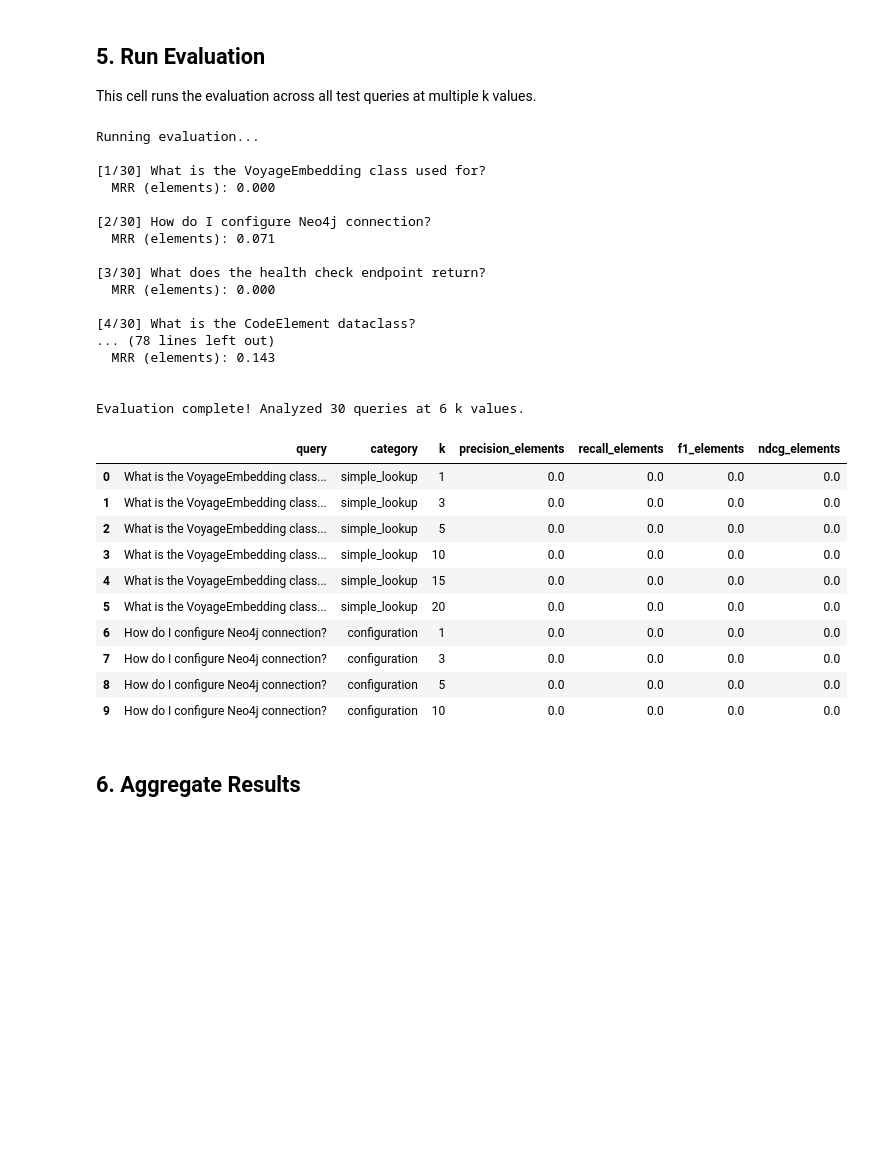
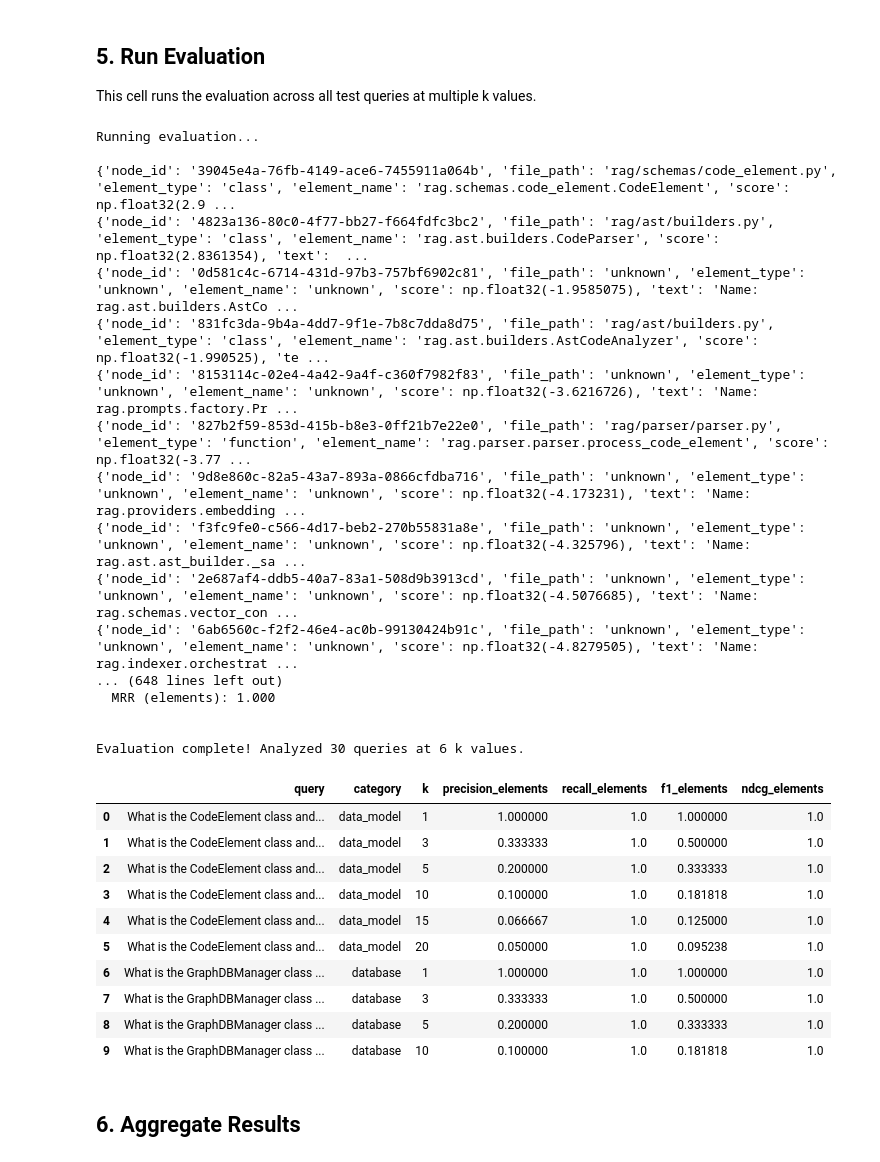
Before and after one commit to atoshumsamuelcahsai/lucusrag, a Jupyter notebook: evaluation/evaluation_notebook.ipynb, the cells around one changed output. Cells and saved outputs as stored; diff of their text form; code cells hidden in the pictures; blank space fills up the shorter version.

```diff
--- a/evaluation/evaluation_notebook.ipynb
+++ b/evaluation/evaluation_notebook.ipynb
@@ -92,16 +80,9 @@ print(f"  LLM_PROVIDER: {os.getenv('LLM_PROVIDER', 'NOT SET (will default to ant
 print(f"  LLM_MODEL: {os.getenv('LLM_MODEL', 'NOT SET (will use default)')}")
 print(f"  EMBEDDING_PROVIDER: {os.getenv('EMBEDDING_PROVIDER', 'NOT SET (will default to voyage)')}")
 print(f"  LLM_MAX_OUTPUT_TOKENS: {os.getenv('LLM_MAX_OUTPUT_TOKENS', 'NOT SET (will default to 768)')}")
+os.environ["RETRIEVER_TYPE"] = "hybrid_rrf_reranked"
+print(f"  RETRIEVER_TYPE: {os.getenv('RETRIEVER_TYPE', 'NOT SET (will default to vector)')}")
 print()
-
-# Initialize the indexer
-ast_cache_dir = os.getenv('AST_CACHE_DIR', '../ast_cache/results_tree-sitter')
-indexer = CodeGraphIndexer(ast_cache_dir=ast_cache_dir, top_k=20)
-
-# Build or refresh the index
-print("Initializing RAG system...")
-result = await indexer.build()
-print(f"Build completed: {result}")
 # %% [output]
 Environment Configuration:
   LLM_PROVIDER: openai
@@ -113,0 +108,19 @@ Build completed: [BUILD] 62 docs | 0.11s | schema v1
+# %%
+# Initialize the indexer - resolve AST cache directory relative to notebook location
+# The .env has AST_CACHE_DIR=ast_cache/results_tree-sitter (relative to project root)
+# Notebook is in evaluation/ so we need to resolve it relative to project root
+ast_cache_env = os.getenv('AST_CACHE_DIR', 'ast_cache/results_tree-sitter')
+if not os.path.isabs(ast_cache_env):
+    # If relative path, resolve from project root (parent of evaluation/)
+    ast_cache_dir = str(project_root / ast_cache_env)
+else:
+    ast_cache_dir = ast_cache_env
+
+print(f"Using AST cache directory: {ast_cache_dir}")
+print(f"Directory exists: {os.path.exists(ast_cache_dir)}")
+if os.path.exists(ast_cache_dir):
+    print(f"Files in cache: {len(list(Path(ast_cache_dir).glob('*.json')))}")
+print()
+
+indexer = CodeGraphIndexer(ast_cache_dir=ast_cache_dir, top_k=20)
+await indexer.build()
@@ -205,11 +223,8 @@ print("Running evaluation...\n")
 
 for i, query_data in enumerate(test_queries, 1):
     query = query_data['query']
-    relevant_files = set(query_data['relevant_files'])
     relevant_elements = set(query_data['relevant_elements'])
     category = query_data['category']
-
-    print(f"[{i}/{len(test_queries)}] {query}")
 
     # Retrieve documents (max k=20)
     retrieved = await retrieve_documents(query, k=max(k_values))
@@ -219,6 +234,7 @@ for i, query_data in enumerate(test_queries, 1):
 
     for r in retrieved:
         text = r['text']
+        print(r)
         # Parse: "Name: X\n"
         name = None
         file_path = None
@@ -235,55 +251,55 @@ for i, query_data in enumerate(test_queries, 1):
         r_elem = recall_at_k(retrieved_elements, relevant_elements, k)
         f1_elem = f1_at_k(retrieved_elements, relevant_elements, k)
         ndcg_elem = ndcg_at_k(retrieved_elements, relevant_elements, k)
 
         all_results.append({
             'query': query,
             'category': category,
             'k': k,
             'precision_elements': p_elem,
             'recall_elements': r_elem,
             'f1_elements': f1_elem,
             'ndcg_elements': ndcg_elem,
         })
 
     # MRR (independent of k)
     mrr_elem = mean_reciprocal_rank(retrieved_elements, relevant_elements)
     print(f"  MRR (elements): {mrr_elem:.3f}")
     print()
 
 # Convert to DataFrame
 df_results = pd.DataFrame(all_results)
 print(f"\nEvaluation complete! Analyzed {len(test_queries)} queries at {len(k_values)} k values.")
 df_results.head(10)
 # %% [output]
 Running evaluation...
 
-[1/30] What is the VoyageEmbedding class used for?
-  MRR (elements): 0.000
-
-[2/30] How do I configure Neo4j connection?
-  MRR (elements): 0.071
-
-[3/30] What does the health check endpoint return?
-  MRR (elements): 0.000
-
-[4/30] What is the CodeElement dataclass?
-... (78 lines left out)
-  MRR (elements): 0.143
+{'node_id': '39045e4a-76fb-4149-ace6-7455911a064b', 'file_path': 'rag/schemas/code_element.py', 'element_type': 'class', 'element_name': 'rag.schemas.code_element.CodeElement', 'score': np.float32(2.9 ...
+{'node_id': '4823a136-80c0-4f77-bb27-f664fdfc3bc2', 'file_path': 'rag/ast/builders.py', 'element_type': 'class', 'element_name': 'rag.ast.builders.CodeParser', 'score': np.float32(2.8361354), 'text':  ...
+{'node_id': '0d581c4c-6714-431d-97b3-757bf6902c81', 'file_path': 'unknown', 'element_type': 'unknown', 'element_name': 'unknown', 'score': np.float32(-1.9585075), 'text': 'Name: rag.ast.builders.AstCo ...
+{'node_id': '831fc3da-9b4a-4dd7-9f1e-7b8c7dda8d75', 'file_path': 'rag/ast/builders.py', 'element_type': 'class', 'element_name': 'rag.ast.builders.AstCodeAnalyzer', 'score': np.float32(-1.990525), 'te ...
+{'node_id': '8153114c-02e4-4a42-9a4f-c360f7982f83', 'file_path': 'unknown', 'element_type': 'unknown', 'element_name': 'unknown', 'score': np.float32(-3.6216726), 'text': 'Name: rag.prompts.factory.Pr ...
+{'node_id': '827b2f59-853d-415b-b8e3-0ff21b7e22e0', 'file_path': 'rag/parser/parser.py', 'element_type': 'function', 'element_name': 'rag.parser.parser.process_code_element', 'score': np.float32(-3.77 ...
+{'node_id': '9d8e860c-82a5-43a7-893a-0866cfdba716', 'file_path': 'unknown', 'element_type': 'unknown', 'element_name': 'unknown', 'score': np.float32(-4.173231), 'text': 'Name: rag.providers.embedding ...
+{'node_id': 'f3fc9fe0-c566-4d17-beb2-270b55831a8e', 'file_path': 'unknown', 'element_type': 'unknown', 'element_name': 'unknown', 'score': np.float32(-4.325796), 'text': 'Name: rag.ast.ast_builder._sa ...
+{'node_id': '2e687af4-ddb5-40a7-83a1-508d9b3913cd', 'file_path': 'unknown', 'element_type': 'unknown', 'element_name': 'unknown', 'score': np.float32(-4.5076685), 'text': 'Name: rag.schemas.vector_con ...
+{'node_id': '6ab6560c-f2f2-46e4-ac0b-99130424b91c', 'file_path': 'unknown', 'element_type': 'unknown', 'element_name': 'unknown', 'score': np.float32(-4.8279505), 'text': 'Name: rag.indexer.orchestrat ...
+... (648 lines left out)
+  MRR (elements): 1.000
 
 
 Evaluation complete! Analyzed 30 queries at 6 k values.
 |  | query | category | k | precision_elements | recall_elements | f1_elements | ndcg_elements |
-| 0 | What is the VoyageEmbedding class... | simple_lookup | 1 | 0.0 | 0.0 | 0.0 | 0.0 |
-| 1 | What is the VoyageEmbedding class... | simple_lookup | 3 | 0.0 | 0.0 | 0.0 | 0.0 |
-| 2 | What is the VoyageEmbedding class... | simple_lookup | 5 | 0.0 | 0.0 | 0.0 | 0.0 |
-| 3 | What is the VoyageEmbedding class... | simple_lookup | 10 | 0.0 | 0.0 | 0.0 | 0.0 |
-| 4 | What is the VoyageEmbedding class... | simple_lookup | 15 | 0.0 | 0.0 | 0.0 | 0.0 |
-| 5 | What is the VoyageEmbedding class... | simple_lookup | 20 | 0.0 | 0.0 | 0.0 | 0.0 |
-| 6 | How do I configure Neo4j connection? | configuration | 1 | 0.0 | 0.0 | 0.0 | 0.0 |
-| 7 | How do I configure Neo4j connection? | configuration | 3 | 0.0 | 0.0 | 0.0 | 0.0 |
-| 8 | How do I configure Neo4j connection? | configuration | 5 | 0.0 | 0.0 | 0.0 | 0.0 |
-| 9 | How do I configure Neo4j connection? | configuration | 10 | 0.0 | 0.0 | 0.0 | 0.0 |
+| 0 | What is the CodeElement class and... | data_model | 1 | 1.000000 | 1.0 | 1.000000 | 1.0 |
+| 1 | What is the CodeElement class and... | data_model | 3 | 0.333333 | 1.0 | 0.500000 | 1.0 |
+| 2 | What is the CodeElement class and... | data_model | 5 | 0.200000 | 1.0 | 0.333333 | 1.0 |
+| 3 | What is the CodeElement class and... | data_model | 10 | 0.100000 | 1.0 | 0.181818 | 1.0 |
+| 4 | What is the CodeElement class and... | data_model | 15 | 0.066667 | 1.0 | 0.125000 | 1.0 |
+| 5 | What is the CodeElement class and... | data_model | 20 | 0.050000 | 1.0 | 0.095238 | 1.0 |
+| 6 | What is the GraphDBManager class ... | database | 1 | 1.000000 | 1.0 | 1.000000 | 1.0 |
+| 7 | What is the GraphDBManager class ... | database | 3 | 0.333333 | 1.0 | 0.500000 | 1.0 |
+| 8 | What is the GraphDBManager class ... | database | 5 | 0.200000 | 1.0 | 0.333333 | 1.0 |
+| 9 | What is the GraphDBManager class ... | database | 10 | 0.100000 | 1.0 | 0.181818 | 1.0 |
 # %% [markdown]
 ## 6. Aggregate Results
 # %%
```
Also changed, not shown: parts of 12 cells of this notebook, 11 other files.
